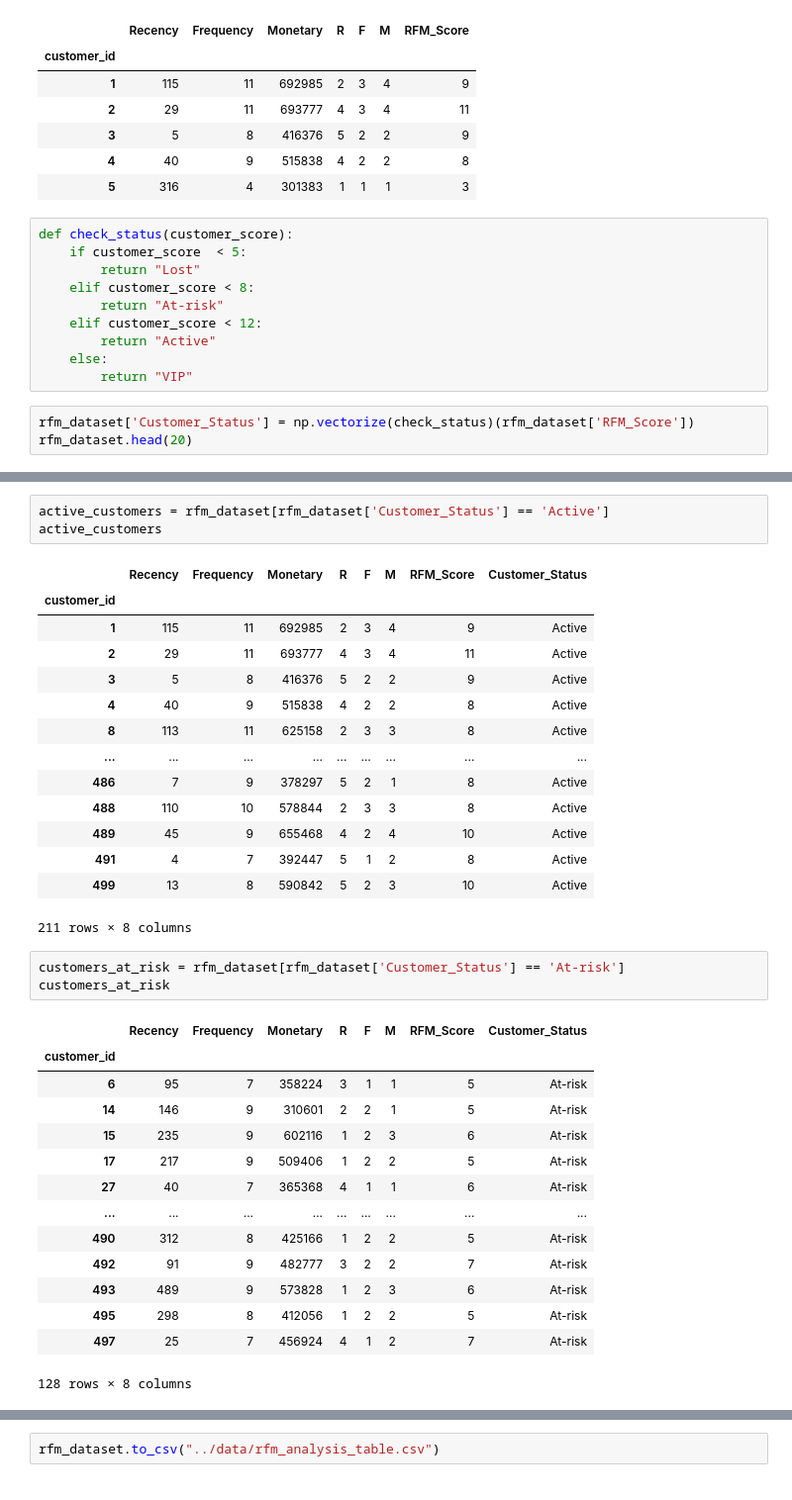
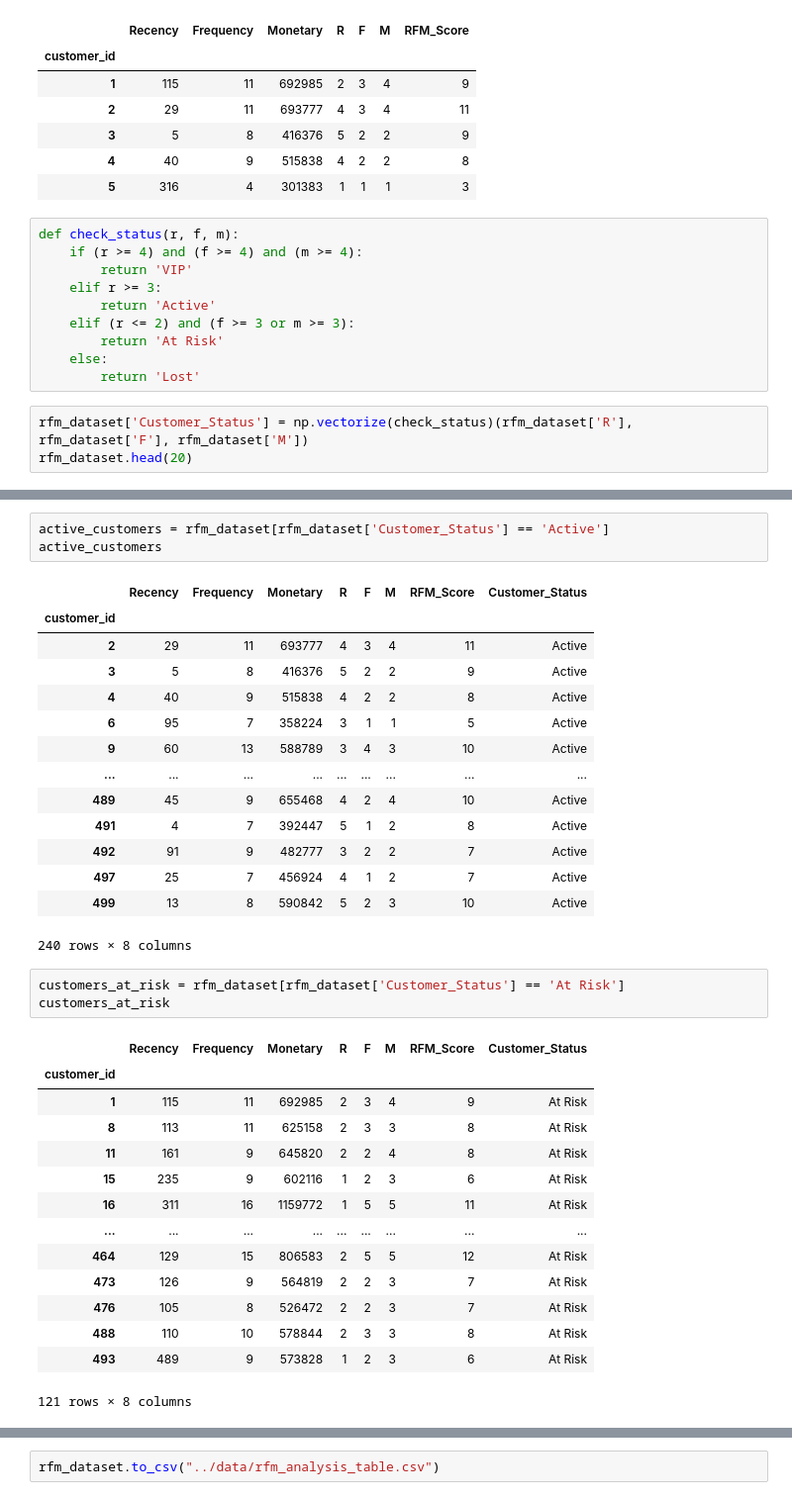
Before and after one commit to NewGencodeX/ecommerce-data-analysis, a Jupyter notebook: notebooks/rfm-analysis.ipynb, the cells around one changed output, grey strips where cells are left out. Shown at 99% size. Cells and saved outputs as stored; diff of their text form.

```diff
--- a/notebooks/rfm-analysis.ipynb
+++ b/notebooks/rfm-analysis.ipynb
@@ -83,17 +83,17 @@ rfm_dataset.head()
 | 4 | 40 | 9 | 515838 | 4 | 2 | 2 | 8 |
 | 5 | 316 | 4 | 301383 | 1 | 1 | 1 | 3 |
 # %%
-def check_status(customer_score):
-    if customer_score  < 5:
-        return "Lost"
-    elif customer_score < 8:
-        return "At-risk"
-    elif customer_score < 12:
-        return "Active"
+def check_status(r, f, m):
+    if (r >= 4) and (f >= 4) and (m >= 4):
+        return 'VIP'
+    elif r >= 3:
+        return 'Active'
+    elif (r <= 2) and (f >= 3 or m >= 3):
+        return 'At Risk'
     else:
-        return "VIP"
+        return 'Lost'
 # %%
-rfm_dataset['Customer_Status'] = np.vectorize(check_status)(rfm_dataset['RFM_Score'])
+rfm_dataset['Customer_Status'] = np.vectorize(check_status)(rfm_dataset['R'], rfm_dataset['F'], rfm_dataset['M'])
 rfm_dataset.head(20)
 # %% [output]
 |  | Recency | Frequency | Monetary | R | F | M | RFM_Score | Customer_Status |
@@ -138,36 +142,36 @@ active_customers
 # %% [output]
 |  | Recency | Frequency | Monetary | R | F | M | RFM_Score | Customer_Status |
 | customer_id |  |  |  |  |  |  |  |  |
-| 1 | 115 | 11 | 692985 | 2 | 3 | 4 | 9 | Active |
 | 2 | 29 | 11 | 693777 | 4 | 3 | 4 | 11 | Active |
 | 3 | 5 | 8 | 416376 | 5 | 2 | 2 | 9 | Active |
 | 4 | 40 | 9 | 515838 | 4 | 2 | 2 | 8 | Active |
-| 8 | 113 | 11 | 625158 | 2 | 3 | 3 | 8 | Active |
+| 6 | 95 | 7 | 358224 | 3 | 1 | 1 | 5 | Active |
+| 9 | 60 | 13 | 588789 | 3 | 4 | 3 | 10 | Active |
 | ... | ... | ... | ... | ... | ... | ... | ... | ... |
-| 486 | 7 | 9 | 378297 | 5 | 2 | 1 | 8 | Active |
-| 488 | 110 | 10 | 578844 | 2 | 3 | 3 | 8 | Active |
 | 489 | 45 | 9 | 655468 | 4 | 2 | 4 | 10 | Active |
 | 491 | 4 | 7 | 392447 | 5 | 1 | 2 | 8 | Active |
+| 492 | 91 | 9 | 482777 | 3 | 2 | 2 | 7 | Active |
+| 497 | 25 | 7 | 456924 | 4 | 1 | 2 | 7 | Active |
 | 499 | 13 | 8 | 590842 | 5 | 2 | 3 | 10 | Active |
-211 rows × 8 columns
+240 rows × 8 columns
 # %%
-customers_at_risk = rfm_dataset[rfm_dataset['Customer_Status'] == 'At-risk']
+customers_at_risk = rfm_dataset[rfm_dataset['Customer_Status'] == 'At Risk']
 customers_at_risk
 # %% [output]
 |  | Recency | Frequency | Monetary | R | F | M | RFM_Score | Customer_Status |
 | customer_id |  |  |  |  |  |  |  |  |
-| 6 | 95 | 7 | 358224 | 3 | 1 | 1 | 5 | At-risk |
-| 14 | 146 | 9 | 310601 | 2 | 2 | 1 | 5 | At-risk |
-| 15 | 235 | 9 | 602116 | 1 | 2 | 3 | 6 | At-risk |
-| 17 | 217 | 9 | 509406 | 1 | 2 | 2 | 5 | At-risk |
-| 27 | 40 | 7 | 365368 | 4 | 1 | 1 | 6 | At-risk |
+| 1 | 115 | 11 | 692985 | 2 | 3 | 4 | 9 | At Risk |
+| 8 | 113 | 11 | 625158 | 2 | 3 | 3 | 8 | At Risk |
+| 11 | 161 | 9 | 645820 | 2 | 2 | 4 | 8 | At Risk |
+| 15 | 235 | 9 | 602116 | 1 | 2 | 3 | 6 | At Risk |
+| 16 | 311 | 16 | 1159772 | 1 | 5 | 5 | 11 | At Risk |
 | ... | ... | ... | ... | ... | ... | ... | ... | ... |
-| 490 | 312 | 8 | 425166 | 1 | 2 | 2 | 5 | At-risk |
-| 492 | 91 | 9 | 482777 | 3 | 2 | 2 | 7 | At-risk |
-| 493 | 489 | 9 | 573828 | 1 | 2 | 3 | 6 | At-risk |
-| 495 | 298 | 8 | 412056 | 1 | 2 | 2 | 5 | At-risk |
-| 497 | 25 | 7 | 456924 | 4 | 1 | 2 | 7 | At-risk |
+| 464 | 129 | 15 | 806583 | 2 | 5 | 5 | 12 | At Risk |
+| 473 | 126 | 9 | 564819 | 2 | 2 | 3 | 7 | At Risk |
+| 476 | 105 | 8 | 526472 | 2 | 2 | 3 | 7 | At Risk |
+| 488 | 110 | 10 | 578844 | 2 | 3 | 3 | 8 | At Risk |
+| 493 | 489 | 9 | 573828 | 1 | 2 | 3 | 6 | At Risk |
-128 rows × 8 columns
+121 rows × 8 columns
 # %%
 lost_customers = rfm_dataset[rfm_dataset['Customer_Status'] == 'Lost']
 lost_customers
```
Also changed, not shown: parts of 5 cells of this notebook, 5 other files.
